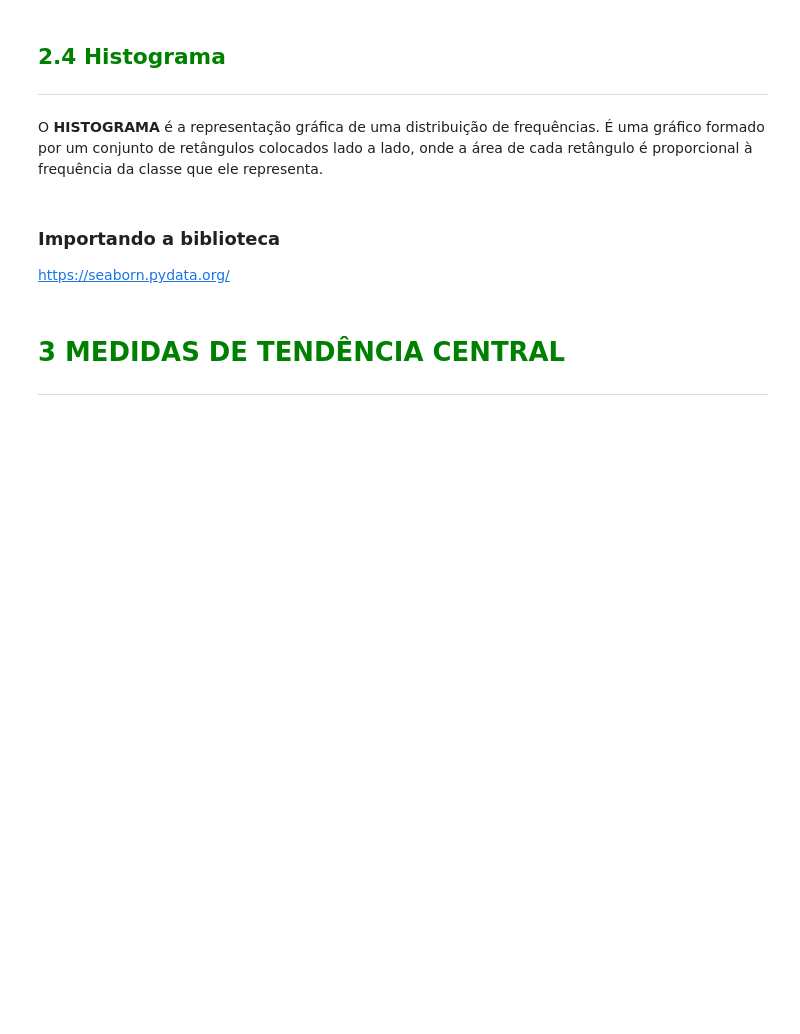
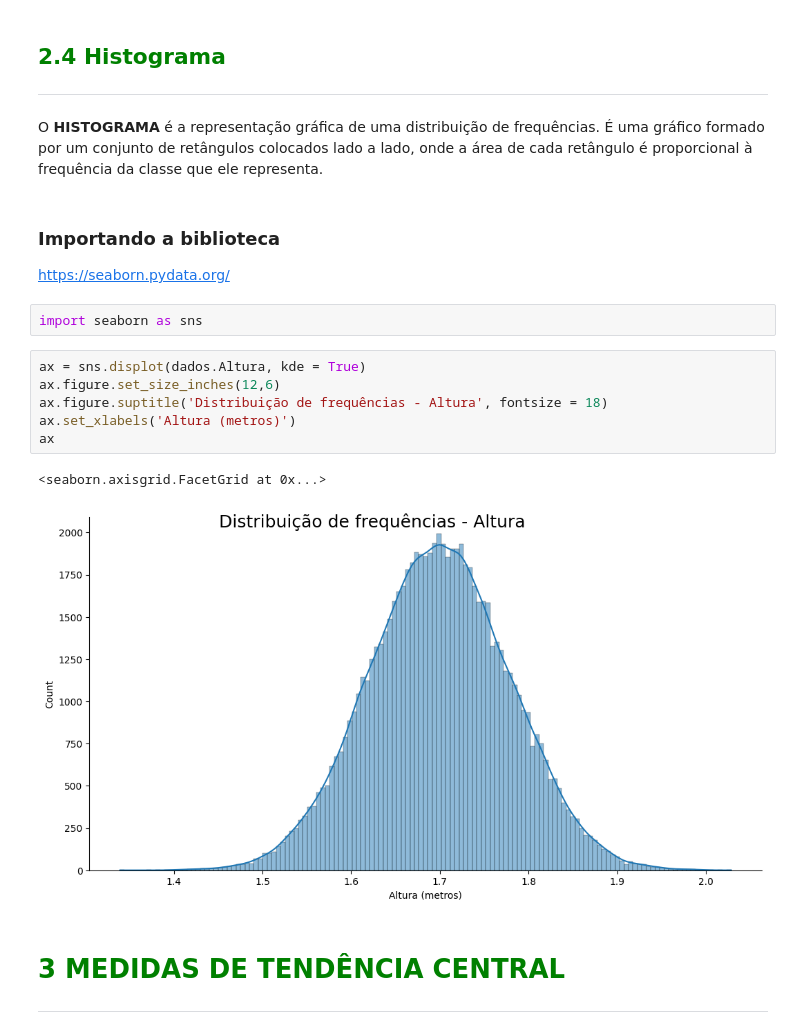
Before and after one commit to mr-miguelrangel/Estatistica-com-Python, a Jupyter notebook: Curso_de_Estatística_Parte_1.ipynb, the cells around one changed output. Cells and saved outputs as stored; diff of their text form; blank space fills up the shorter version.

```diff
--- a/Curso_de_Estatística_Parte_1.ipynb
+++ b/Curso_de_Estatística_Parte_1.ipynb
@@ -402,6 +529,17 @@ O <b>HISTOGRAMA</b> é a representação gráfica de uma distribuição de frequ
 ### Importando a biblioteca
 
 https://seaborn.pydata.org/
+# %%
+import seaborn as sns
+# %%
+ax = sns.displot(dados.Altura, kde = True)
+ax.figure.set_size_inches(12,6)
+ax.figure.suptitle('Distribuição de frequências - Altura', fontsize = 18)
+ax.set_xlabels('Altura (metros)')
+ax
+# %% [output]
+<seaborn.axisgrid.FacetGrid at 0x...>
+[figure, added]
 # %% [markdown]
 # <font color=green>3 MEDIDAS DE TENDÊNCIA CENTRAL</font>
 ***
```
Also changed, not shown: parts of 8 cells of this notebook.
